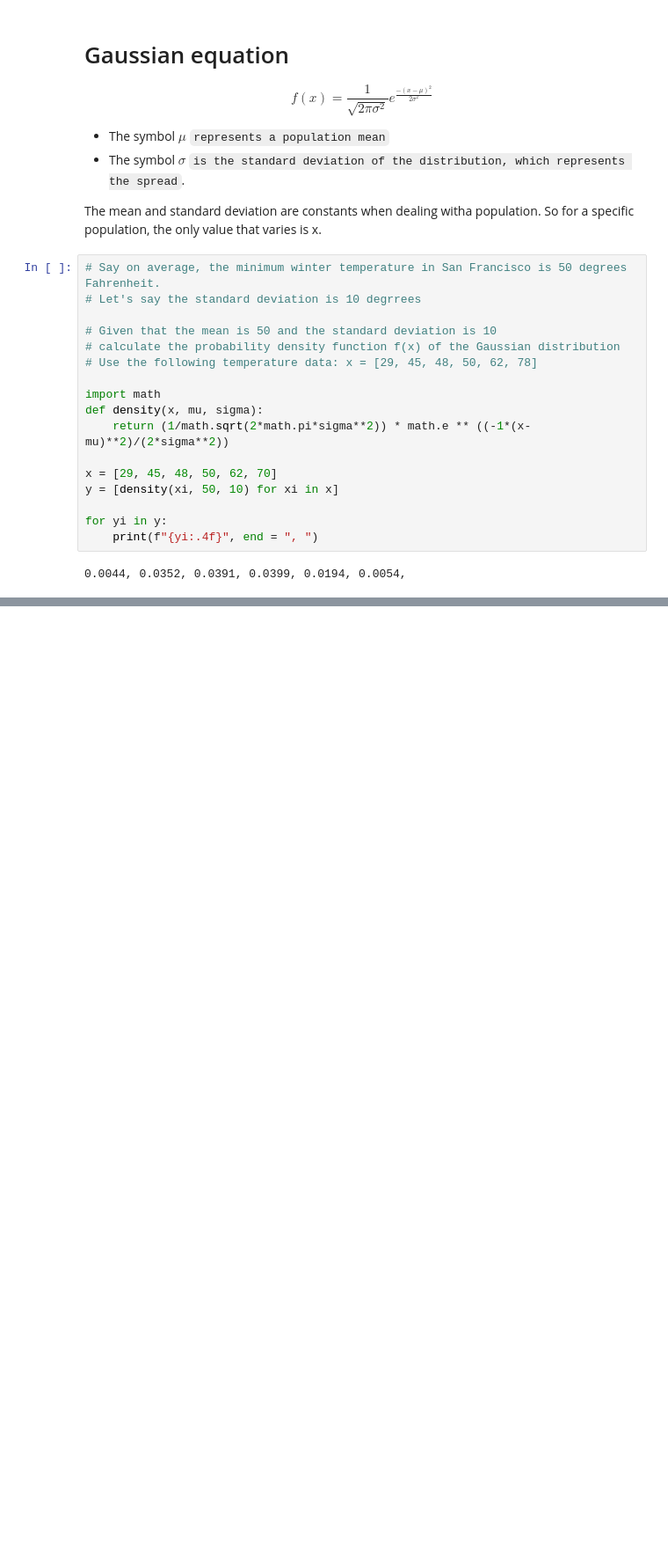
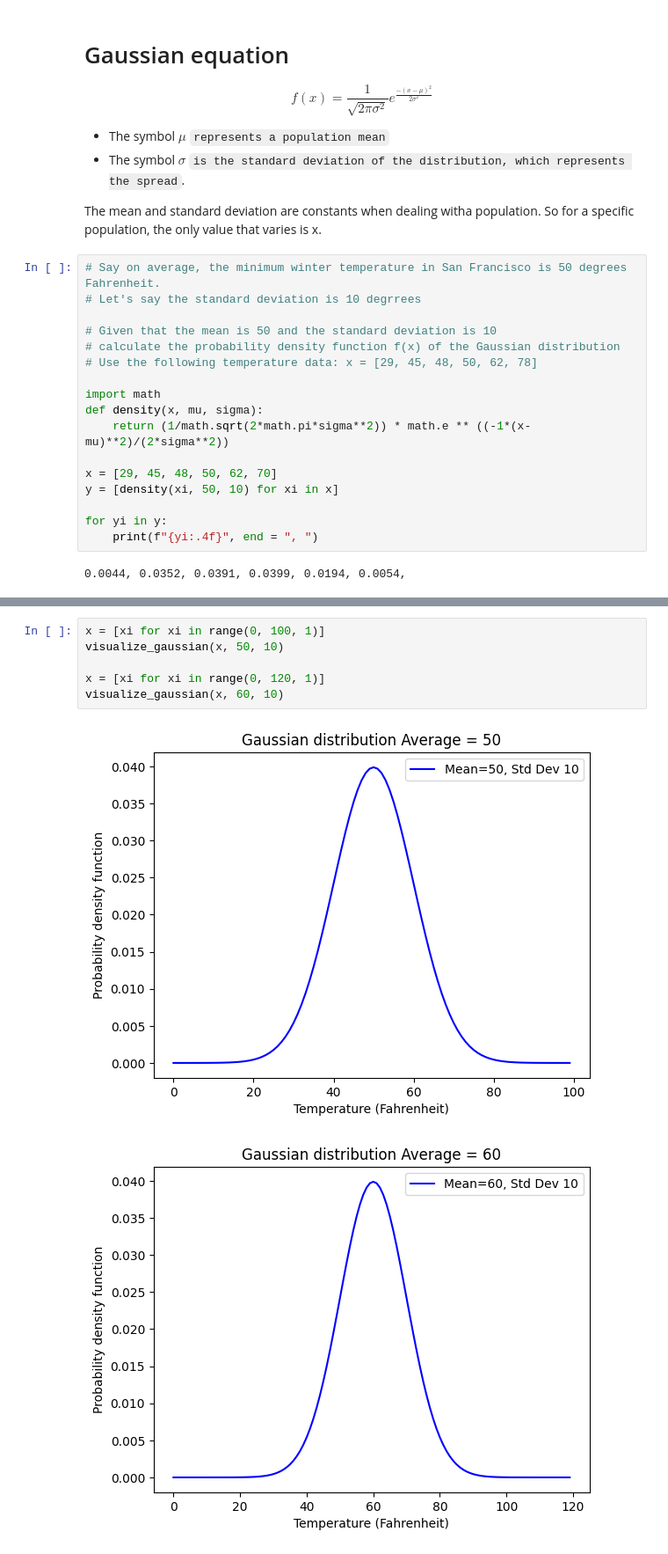
Before and after one commit to QuangMDoan/python, a Jupyter notebook: gaussian.ipynb, the cells around one changed output, grey strips where cells are left out. Shown: that part at 88% size. Cells and saved outputs as stored; diff of their text form; blank space fills up the shorter version.

```diff
--- a/gaussian.ipynb
+++ b/gaussian.ipynb
@@ -59,2 +56,11 @@ visualize_gaussian(x, 40, 10)
+# %%
+x = [xi for xi in range(0, 100, 1)]
+visualize_gaussian(x, 50, 10)
+
+x = [xi for xi in range(0, 120, 1)]
+visualize_gaussian(x, 60, 10)
+# %% [output]
+[figure, added]
+[figure, added]
 # %%
 visualize_gaussian(x, 50, 10)
```
Also changed, not shown: parts of 2 cells of this notebook.
